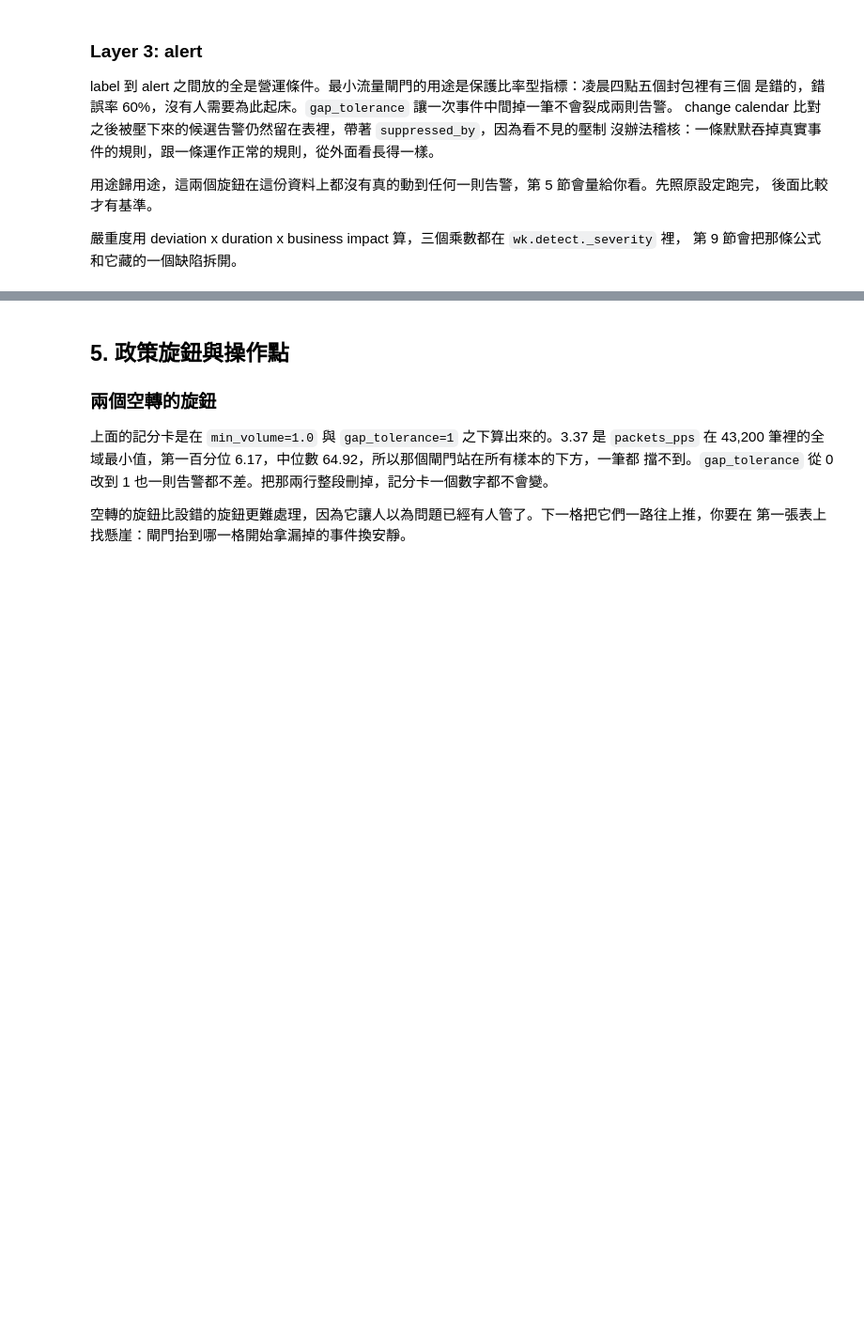
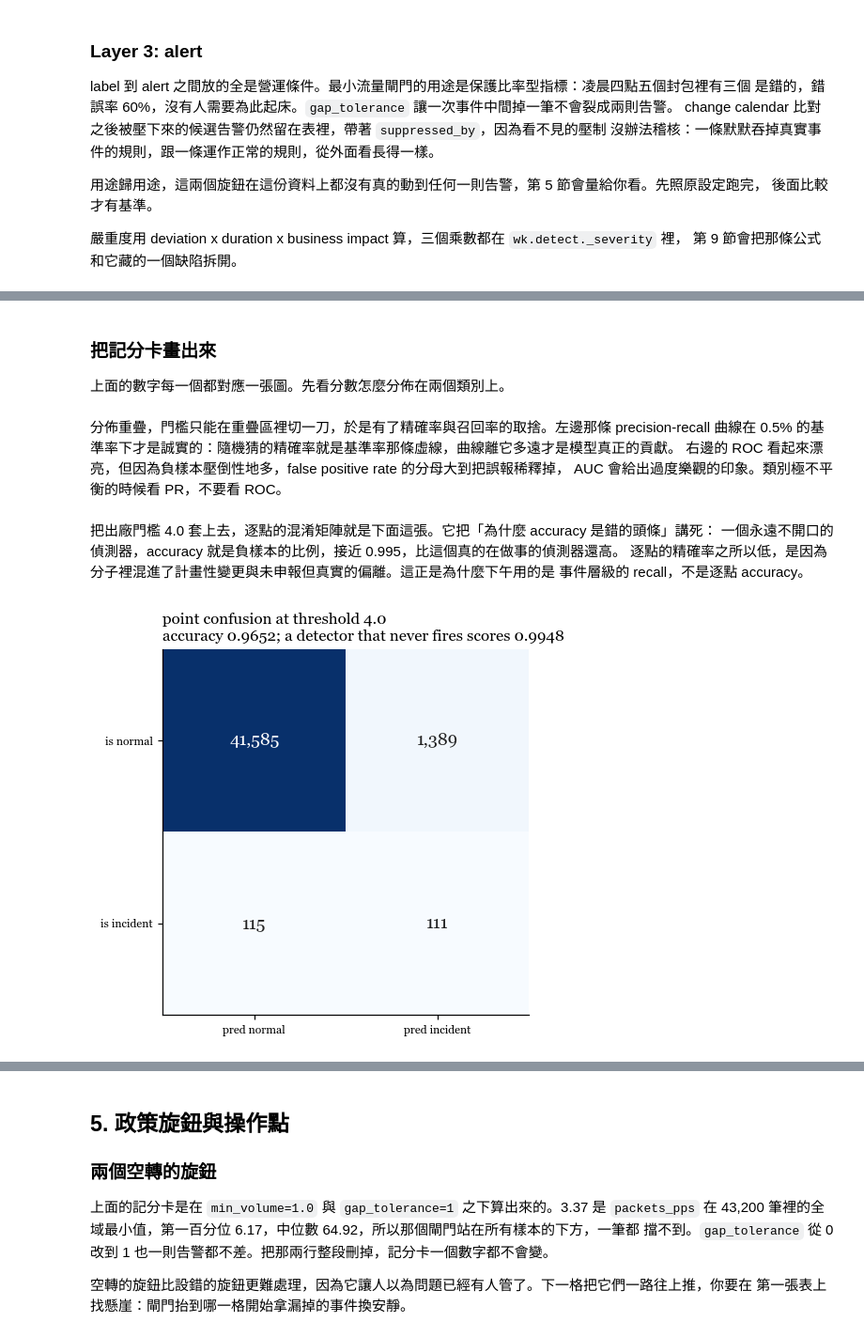
Before and after one commit to kevin880987/aiops-anomaly-zero-to-hero, a Jupyter notebook: labs/workshop/02_anomaly_detection_and_alerting.ipynb, the cells around one changed output, grey strips where cells are left out. Shown at 94% size. Cells and saved outputs as stored; diff of their text form; code cells hidden in the pictures; blank space fills up the shorter version.

```diff
--- a/labs/workshop/02_anomaly_detection_and_alerting.ipynb
+++ b/labs/workshop/02_anomaly_detection_and_alerting.ipynb
@@ -535,10 +1064,10 @@ change calendar 比對之後被壓下來的候選告警仍然留在表裡，帶
 嚴重度用 deviation x duration x business impact 算，三個乘數都在 `wk.detect._severity` 裡，
 第 9 節會把那條公式和它藏的一個缺陷拆開。
 # %%
-policy = wk.AlertPolicy(min_consecutive=N_CONSEC, gap_tolerance=1,
+policy = AlertPolicy(min_consecutive=N_CONSEC, gap_tolerance=1,
                         min_volume_col="packets_pps", min_volume=1.0)
 
-alerts = wk.build_alerts(allp, "label", "score_max", policy=policy, cadence_s=CADENCE,
+alerts = build_alerts(allp, "label", "score_max", policy=policy, cadence_s=CADENCE,
                          changes=calendar, method="multi_feature",
                          evidence_cols=tuple(SCORES))
 
@@ -661,0 +1240,30 @@ event_id         event_type     port_id               start                 end
+# %% [markdown]
+### 把記分卡畫出來
+
+上面的數字每一個都對應一張圖。先看分數怎麼分佈在兩個類別上。
+# %%
+y = allp["is_incident"].astype(bool).to_numpy()
+s = allp["score_max"].to_numpy()
+base_rate = y.mean()
+
+fig, ax = plt.subplots(figsize=(11, 3.4))
+bins = np.linspace(0, 20, 80)
+ax.hist(s[~y], bins=bins, color=PALETTE["muted"], alpha=0.8,
+        label=f"normal (n={np.sum(~y):,})", log=True)
+ax.hist(s[y], bins=bins, color=PALETTE["alert"], alpha=0.8,
+        label=f"incident (n={np.sum(y):,})", log=True)
+ax.axvline(THRESHOLD, color=PALETTE["score"], ls="--", lw=1.2, label=f"threshold {THRESHOLD}")
+ax.set_xlabel("score_max  (x clipped at 20; incident tail runs to the cap of 50)")
+ax.set_ylabel("samples (log)")
+ax.set_title("score by class: the two overlap heavily below 5\n"
+             "no threshold separates them cleanly, which is the whole problem")
+ax.legend(loc="upper right", ncol=3)
+fig.tight_layout()
+plt.show()
+
+print(f"positive (incident) base rate: {base_rate:.4%}")
+# %% [markdown]
+分佈重疊，門檻只能在重疊區裡切一刀，於是有了精確率與召回率的取捨。左邊那條 precision-recall
+曲線在 0.5% 的基準率下才是誠實的：隨機猜的精確率就是基準率那條虛線，曲線離它多遠才是模型真正的貢獻。
+右邊的 ROC 看起來漂亮，但因為負樣本壓倒性地多，false positive rate 的分母大到把誤報稀釋掉，
+AUC 會給出過度樂觀的印象。類別極不平衡的時候看 PR，不要看 ROC。
@@ -662 +1299,28 @@ event_id         event_type     port_id               start                 end
+# %% [markdown]
+把出廠門檻 4.0 套上去，逐點的混淆矩陣就是下面這張。它把「為什麼 accuracy 是錯的頭條」講死：
+一個永遠不開口的偵測器，accuracy 就是負樣本的比例，接近 0.995，比這個真的在做事的偵測器還高。
+逐點的精確率之所以低，是因為分子裡混進了計畫性變更與未申報但真實的偏離。這正是為什麼下午用的是
+事件層級的 recall，不是逐點 accuracy。
+# %%
+pred = s > THRESHOLD
+tp = int(np.sum(pred & y)); fp = int(np.sum(pred & ~y))
+fn = int(np.sum(~pred & y)); tn = int(np.sum(~pred & ~y))
+cm = np.array([[tn, fp], [fn, tp]])
+
+fig, ax = plt.subplots(figsize=(5.4, 4.4))
+ax.imshow(cm, cmap="Blues")
+for i in range(2):
+    for j in range(2):
+        ax.text(j, i, f"{cm[i, j]:,}", ha="center", va="center",
+                fontsize=12, color="white" if cm[i, j] > cm.max() * 0.5 else "#222222")
+ax.set_xticks([0, 1]); ax.set_xticklabels(["pred normal", "pred incident"])
+ax.set_yticks([0, 1]); ax.set_yticklabels(["is normal", "is incident"])
+acc = (tp + tn) / cm.sum()
+ax.set_title(f"point confusion at threshold {THRESHOLD}\n"
+             f"accuracy {acc:.4f}; a detector that never fires scores {1 - base_rate:.4f}")
+ax.grid(False)
+fig.tight_layout()
+plt.show()
+# %% [output]
+[figure, added]
 # %% [markdown]
```
Also changed, not shown: parts of 52 cells of this notebook, 39 other files.
